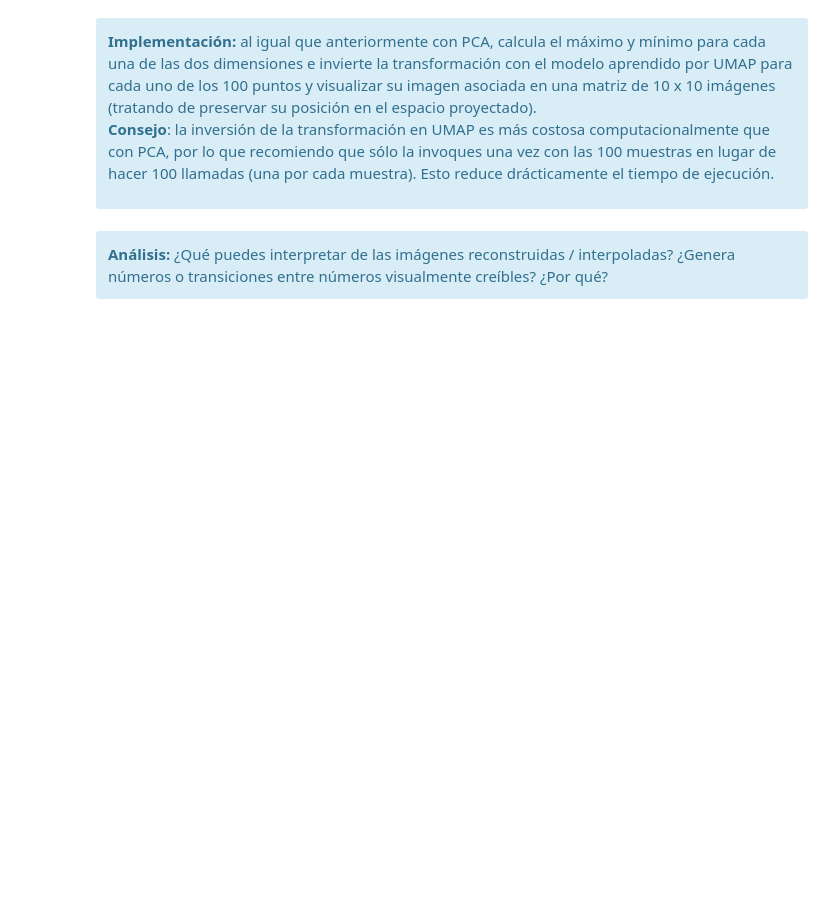
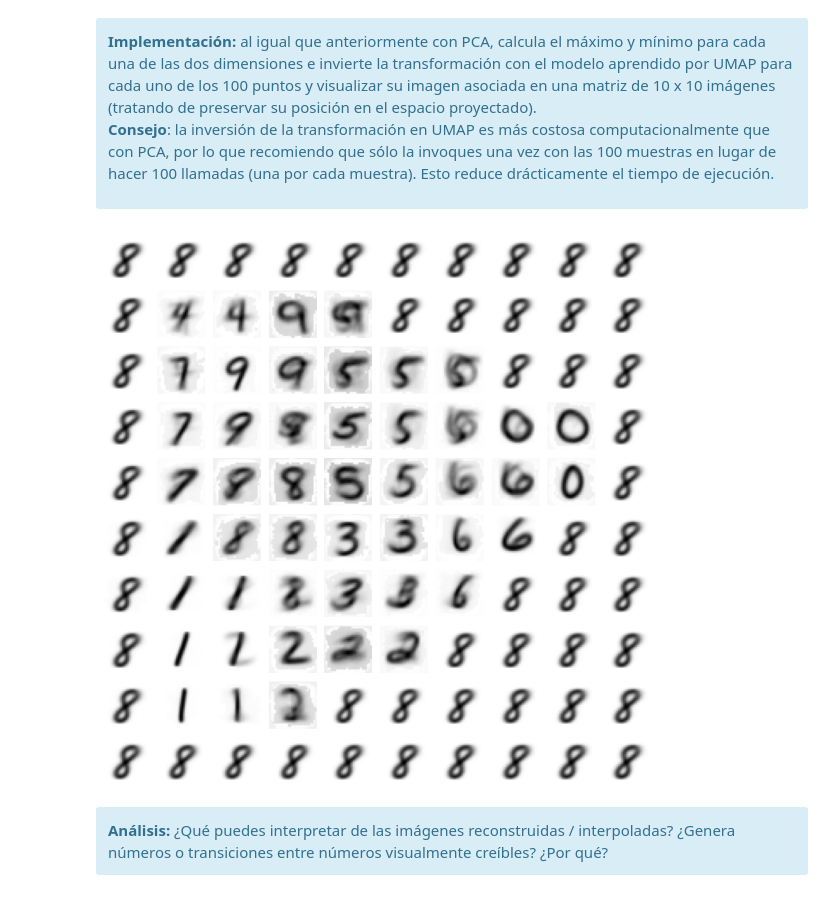
Before and after one commit to mariousm/Data-Science-Master, a Jupyter notebook: 2021-22/PrimerSemestre/Mineria/PEC2/UbiernaSanMamesMario_PEC2.ipynb, the cells around one changed output. Saved outputs shown, nothing was run; the diff lists cells and outputs as text; code cells hidden in the pictures; blank space fills up the shorter version.

```diff
--- a/2021-22/PrimerSemestre/Mineria/PEC2/UbiernaSanMamesMario_PEC2.ipynb
+++ b/2021-22/PrimerSemestre/Mineria/PEC2/UbiernaSanMamesMario_PEC2.ipynb
@@ -766,6 +766,38 @@ La principal diferencia entre PCA y UMAP es qu el primero es un algoritmo lineal
 
 <strong>Consejo</strong>: la inversión de la transformación en UMAP es más costosa computacionalmente que con PCA, por lo que recomiendo que sólo la invoques una vez con las 100 muestras en lugar de hacer 100 llamadas (una por cada muestra). Esto reduce drácticamente el tiempo de ejecución.
 </div>
+# %%
+# Mínimos y máximos
+c1_min = min(X_umap[:,0])
+c1_max = max(X_umap[:,0])
+c2_min = min(X_umap[:,1])
+c2_max = max(X_umap[:,1])
+
+# Secuencias
+c1_sec = np.linspace(start=c1_min, stop=c1_max, num=10)
+c2_sec = np.linspace(start=c2_min, stop=c2_max, num=10)
+
+# Secuencia ordenada para respetar el espacio proyectado
+secuencia = sorted_sec(c1_sec, c2_sec)
+
+# Números de la representación
+representaciones = modelo_umap.inverse_transform(secuencia)
+
+# Representación
+fig, axis = plt.subplots(10, 10, figsize=(10, 10))
+row = 0
+col = 0
+for i in range(len(representaciones)):
+    if i % len(c1_sec) == 0 and i > len(c1_sec) - 1: # Si empieza una nueva fila y no es la primera
+        col = 0
+        row += 1
+    number = representaciones[i]
+    axis[row,col].imshow(number.reshape(28, 28), cmap='gray_r')
+    axis[row,col].axis('off')
+    col += 1
+plt.tight_layout()
+# %% [output]
+[figure, added]
 # %% [markdown]
 <div class="alert alert-block alert-info">
 <strong>Análisis:</strong> ¿Qué puedes interpretar de las imágenes reconstruidas / interpoladas? ¿Genera números o transiciones entre números visualmente creíbles? ¿Por qué?
```
Also changed, not shown: parts of 2 cells of this notebook.
